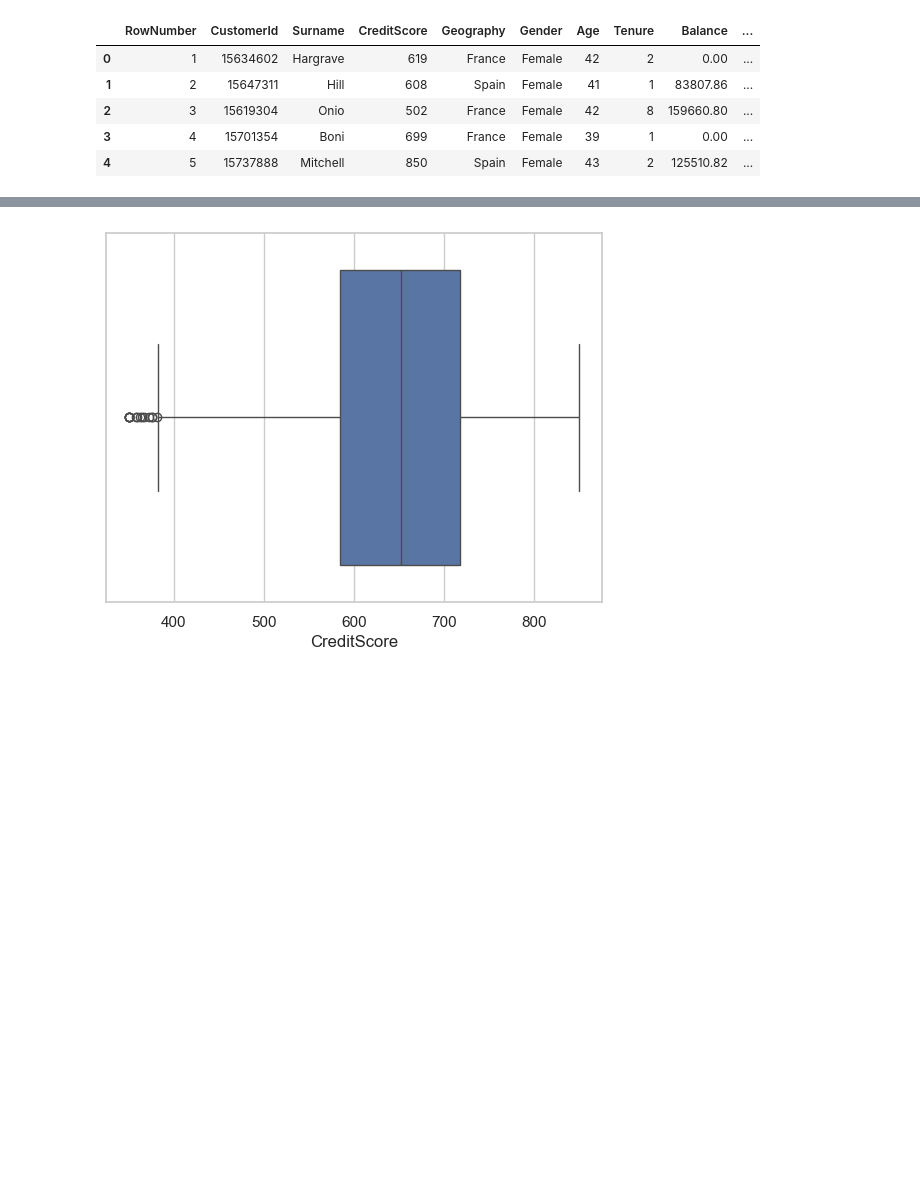
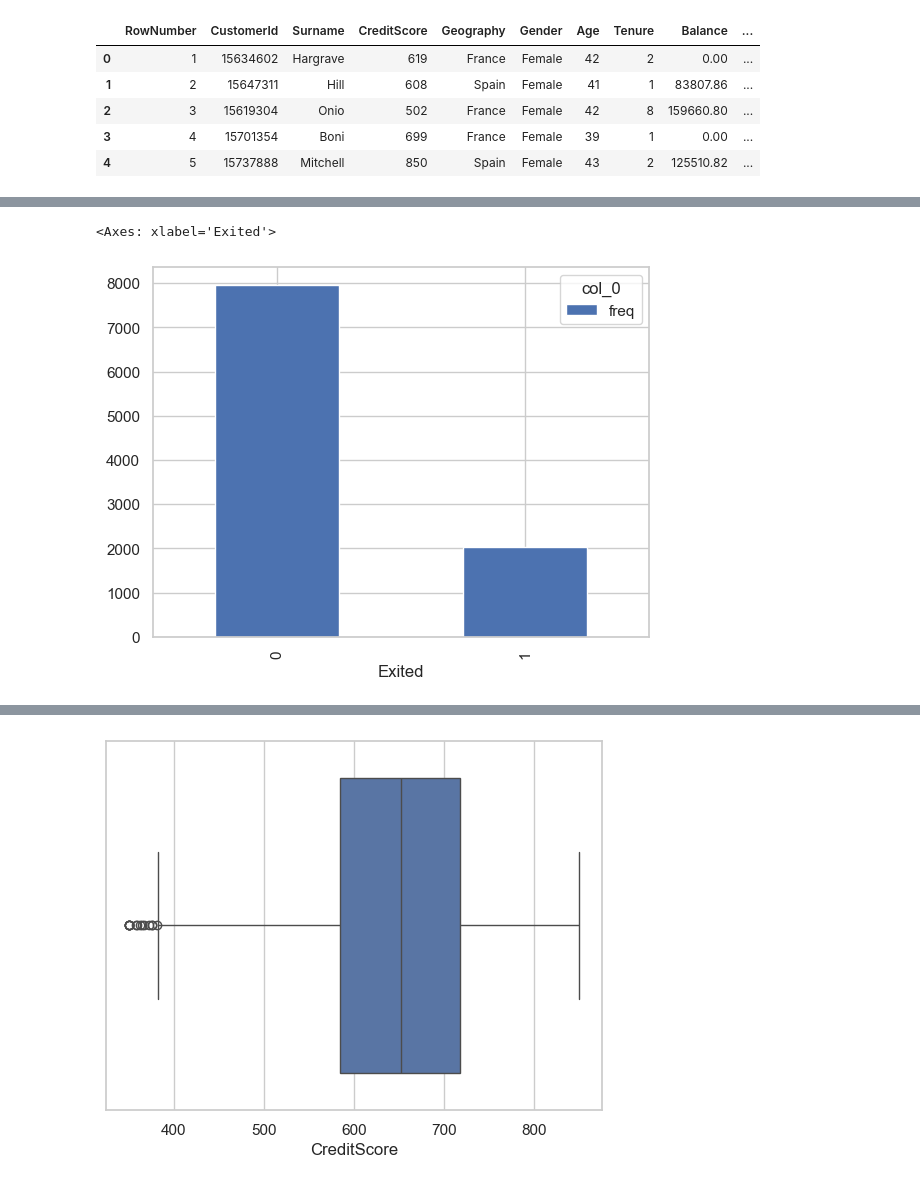
Before and after one commit to skanderkaroui/TP2-Machine-Learning, a Jupyter notebook: atelier_regression2.ipynb, the cells around one changed output, grey strips where cells are left out. Drawn from its saved outputs; the diff is of its cells as text; code cells hidden in the pictures; blank space fills up the shorter version.

Commit message:
crosstab

```diff
--- a/atelier_regression2.ipynb
+++ b/atelier_regression2.ipynb
@@ -70,3 +82,8 @@ IsActiveMember     0
 EstimatedSalary    0
 Exited             0
 dtype: int64
+# %%
+pd.crosstab(df.Exited, 'freq').plot.bar()
+# %% [output]
+<Axes: xlabel='Exited'>
+[figure, added]
```
Also changed, not shown: parts of 11 cells of this notebook.
